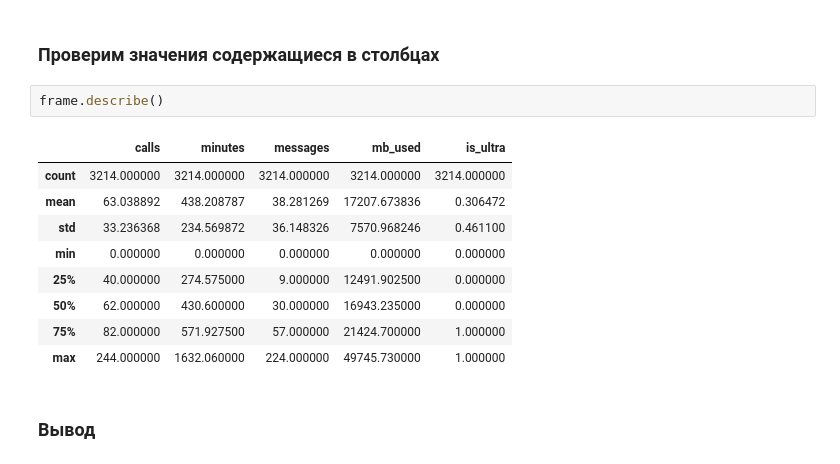
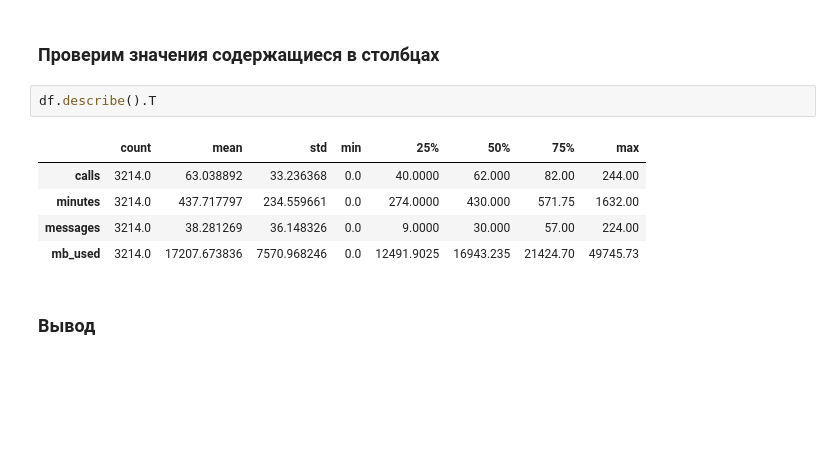
Before and after one commit to Gvozdyara/ml-tariff-classification, a Jupyter notebook: prediction_mobile_tariffs.ipynb, the cells around one changed output. Saved outputs shown, nothing was run; the diff lists cells and outputs as text; blank space fills up the shorter version.

```diff
--- a/prediction_mobile_tariffs.ipynb
+++ b/prediction_mobile_tariffs.ipynb
@@ -85,18 +93,14 @@ Index(['calls', 'minutes', 'messages', 'mb_used', 'is_ultra'], dtype='object')
 Имена столбцов заданы корректно
 # %% [markdown]
 ### Проверим значения содержащиеся в столбцах
-# %%
-frame.describe()
-# %% [output]
-|  | calls | minutes | messages | mb_used | is_ultra |
-| count | 3214.000000 | 3214.000000 | 3214.000000 | 3214.000000 | 3214.000000 |
-| mean | 63.038892 | 438.208787 | 38.281269 | 17207.673836 | 0.306472 |
-| std | 33.236368 | 234.569872 | 36.148326 | 7570.968246 | 0.461100 |
-| min | 0.000000 | 0.000000 | 0.000000 | 0.000000 | 0.000000 |
-| 25% | 40.000000 | 274.575000 | 9.000000 | 12491.902500 | 0.000000 |
-| 50% | 62.000000 | 430.600000 | 30.000000 | 16943.235000 | 0.000000 |
-| 75% | 82.000000 | 571.927500 | 57.000000 | 21424.700000 | 1.000000 |
-| max | 244.000000 | 1632.060000 | 224.000000 | 49745.730000 | 1.000000 |
+# %%
+df.describe().T
+# %% [output]
+|  | count | mean | std | min | 25% | 50% | 75% | max |
+| calls | 3214.0 | 63.038892 | 33.236368 | 0.0 | 40.0000 | 62.000 | 82.00 | 244.00 |
+| minutes | 3214.0 | 437.717797 | 234.559661 | 0.0 | 274.0000 | 430.000 | 571.75 | 1632.00 |
+| messages | 3214.0 | 38.281269 | 36.148326 | 0.0 | 9.0000 | 30.000 | 57.00 | 224.00 |
+| mb_used | 3214.0 | 17207.673836 | 7570.968246 | 0.0 | 12491.9025 | 16943.235 | 21424.70 | 49745.73 |
 # %% [markdown]
 ### Вывод
 # %% [markdown]
```
Also changed, not shown: parts of 23 cells of this notebook.
